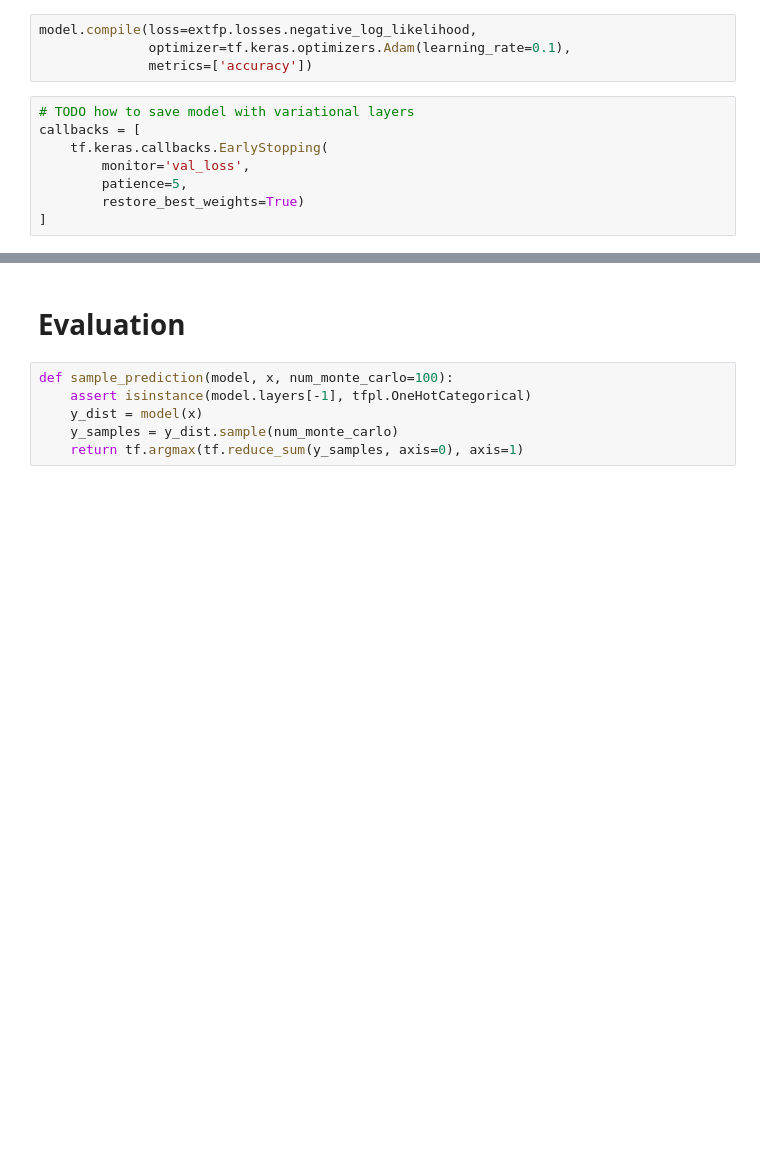
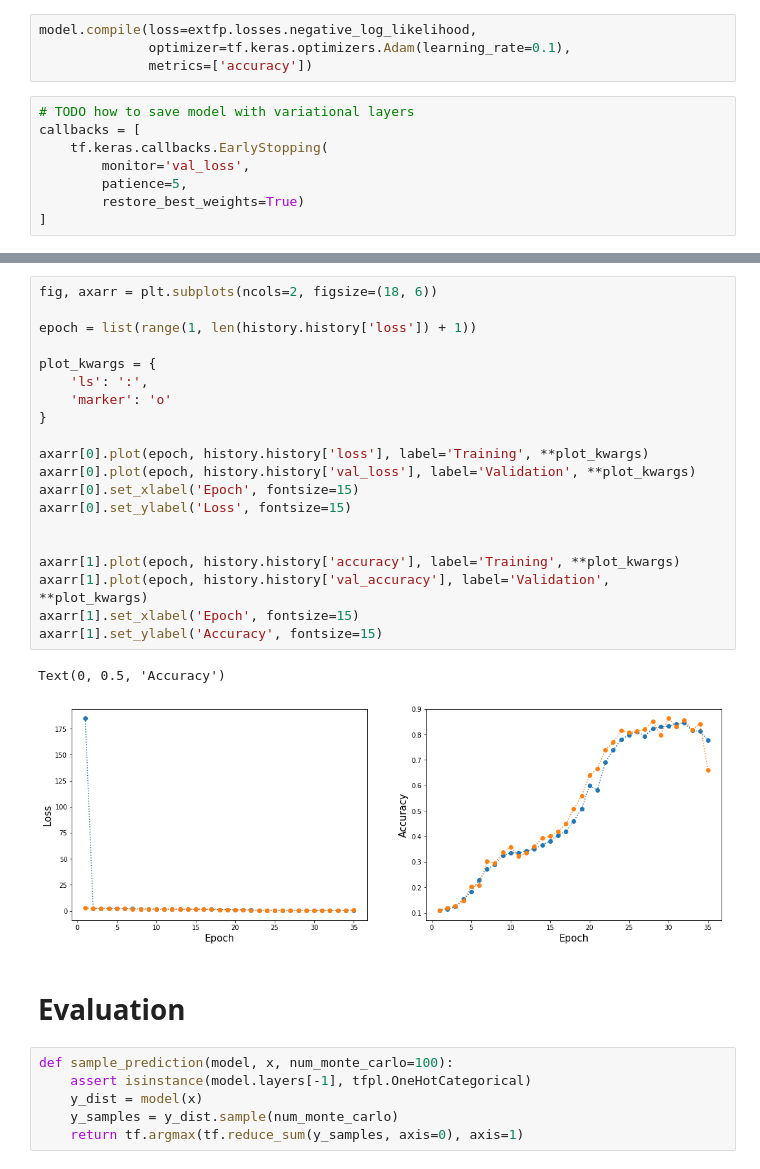
Before and after one commit to slowmoyang/bayesian-deep-learning, a Jupyter notebook: examples/notebooks/out-of-distribution.ipynb, the cells around one changed output, grey strips where cells are left out. Drawn from its saved outputs; the diff is of its cells as text; blank space fills up the shorter version.

```diff
--- a/examples/notebooks/out-of-distribution.ipynb
+++ b/examples/notebooks/out-of-distribution.ipynb
@@ -283,3 +280,26 @@ Epoch 38/500
+# %%
+fig, axarr = plt.subplots(ncols=2, figsize=(18, 6))
+
+epoch = list(range(1, len(history.history['loss']) + 1))
+
+plot_kwargs = {
+    'ls': ':',
+    'marker': 'o'
+}
+
+axarr[0].plot(epoch, history.history['loss'], label='Training', **plot_kwargs)
+axarr[0].plot(epoch, history.history['val_loss'], label='Validation', **plot_kwargs)
+axarr[0].set_xlabel('Epoch', fontsize=15)
+axarr[0].set_ylabel('Loss', fontsize=15)
+
+
+axarr[1].plot(epoch, history.history['accuracy'], label='Training', **plot_kwargs)
+axarr[1].plot(epoch, history.history['val_accuracy'], label='Validation', **plot_kwargs)
+axarr[1].set_xlabel('Epoch', fontsize=15)
+axarr[1].set_ylabel('Accuracy', fontsize=15)
+# %% [output]
+Text(0, 0.5, 'Accuracy')
+[figure, added]
 # %% [markdown]
 # Evaluation
 # %%
```
Also changed, not shown: parts of 16 cells of this notebook.
